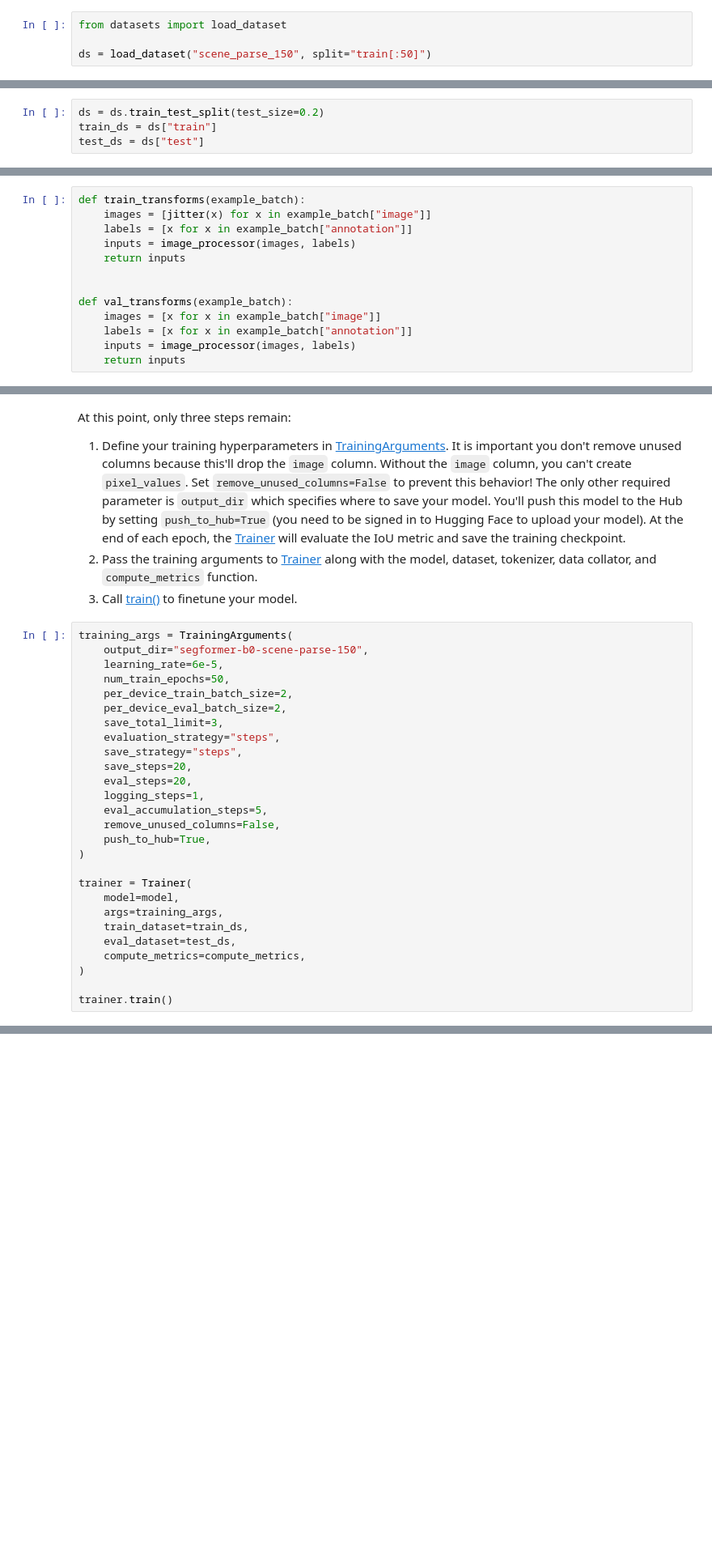
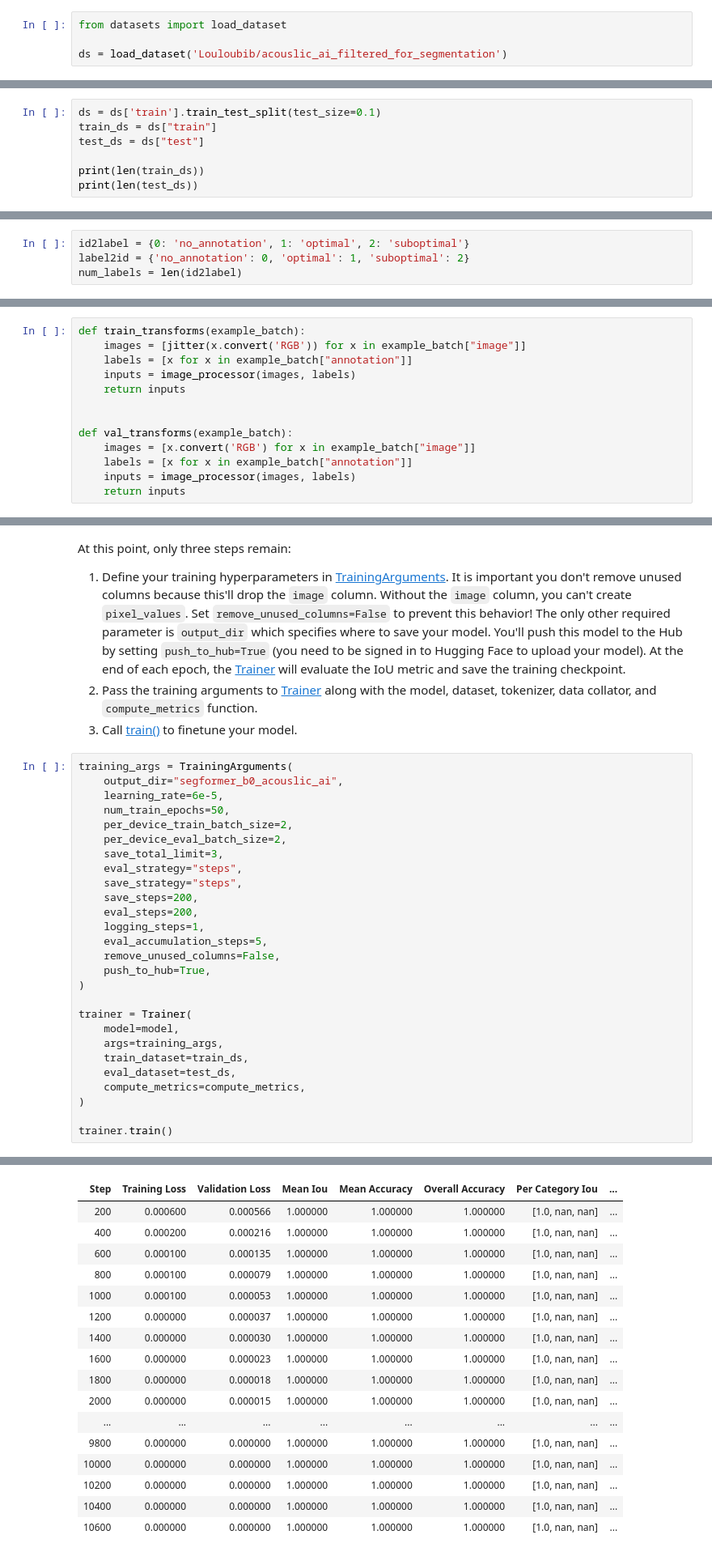
Before and after one commit to louisapraszezynki/acouslic-ai-challenge, a Jupyter notebook: transformers_doc/en/pytorch/semantic_segmentation.ipynb, the cells around one changed output, grey strips where cells are left out. Shown at 81% size. Cells and saved outputs as stored; diff of their text form; blank space fills up the shorter version.

```diff
--- a/transformers_doc/en/pytorch/semantic_segmentation.ipynb
+++ b/transformers_doc/en/pytorch/semantic_segmentation.ipynb
@@ -49,4 +69,4 @@ Start by loading a smaller subset of the SceneParse150 dataset from the 🤗 Dat
 # %%
 from datasets import load_dataset
 
-ds = load_dataset("scene_parse_150", split="train[:50]")
+ds = load_dataset('Louloubib/acouslic_ai_filtered_for_segmentation')
@@ -53,6 +79,9 @@ ds = load_dataset("scene_parse_150", split="train[:50]")
 # %% [markdown]
 Split the dataset's `train` split into a train and test set with the [train_test_split](https://huggingface.co/docs/datasets/main/en/package_reference/main_classes#datasets.Dataset.train_test_split) method:
 # %%
-ds = ds.train_test_split(test_size=0.2)
+ds = ds['train'].train_test_split(test_size=0.1)
 train_ds = ds["train"]
 test_ds = ds["test"]
+
+print(len(train_ds))
+print(len(test_ds))
@@ -83,3 +105,7 @@ num_labels = len(id2label)
+# %%
+id2label = {0: 'no_annotation', 1: 'optimal', 2: 'suboptimal'}
+label2id = {'no_annotation': 0, 'optimal': 1, 'suboptimal': 2}
+num_labels = len(id2label)
 # %% [markdown]
 ## Preprocess
 # %% [markdown]
@@ -99,14 +130,14 @@ jitter = ColorJitter(brightness=0.25, contrast=0.25, saturation=0.25, hue=0.1)
 Now create two preprocessing functions to prepare the images and annotations for the model. These functions convert the images into `pixel_values` and annotations to `labels`. For the training set, `jitter` is applied before providing the images to the image processor. For the test set, the image processor crops and normalizes the `images`, and only crops the `labels` because no data augmentation is applied during testing.
 # %%
 def train_transforms(example_batch):
-    images = [jitter(x) for x in example_batch["image"]]
+    images = [jitter(x.convert('RGB')) for x in example_batch["image"]]
     labels = [x for x in example_batch["annotation"]]
     inputs = image_processor(images, labels)
     return inputs
 
 
 def val_transforms(example_batch):
-    images = [x for x in example_batch["image"]]
+    images = [x.convert('RGB') for x in example_batch["image"]]
     labels = [x for x in example_batch["annotation"]]
     inputs = image_processor(images, labels)
     return inputs
@@ -174,16 +212,16 @@ At this point, only three steps remain:
 3. Call [train()](https://huggingface.co/docs/transformers/main/en/main_classes/trainer#transformers.Trainer.train) to finetune your model.
 # %%
 training_args = TrainingArguments(
-    output_dir="segformer-b0-scene-parse-150",
+    output_dir="segformer_b0_acouslic_ai",
     learning_rate=6e-5,
     num_train_epochs=50,
     per_device_train_batch_size=2,
     per_device_eval_batch_size=2,
     save_total_limit=3,
-    evaluation_strategy="steps",
+    eval_strategy="steps",
     save_strategy="steps",
-    save_steps=20,
-    eval_steps=20,
+    save_steps=200,
+    eval_steps=200,
     logging_steps=1,
     eval_accumulation_steps=5,
     remove_unused_columns=False,
@@ -199,3 +237,4 @@ trainer = Trainer(
 )
 
 trainer.train()
+# %% [output]
@@ -201,0 +253,17 @@ trainer.train()
+| Step | Training Loss | Validation Loss | Mean Iou | Mean Accuracy | Overall Accuracy | Per Category Iou | ... |
+| 200 | 0.000600 | 0.000566 | 1.000000 | 1.000000 | 1.000000 | [1.0, nan, nan] | ... |
+| 400 | 0.000200 | 0.000216 | 1.000000 | 1.000000 | 1.000000 | [1.0, nan, nan] | ... |
+| 600 | 0.000100 | 0.000135 | 1.000000 | 1.000000 | 1.000000 | [1.0, nan, nan] | ... |
+| 800 | 0.000100 | 0.000079 | 1.000000 | 1.000000 | 1.000000 | [1.0, nan, nan] | ... |
+| 1000 | 0.000100 | 0.000053 | 1.000000 | 1.000000 | 1.000000 | [1.0, nan, nan] | ... |
+| 1200 | 0.000000 | 0.000037 | 1.000000 | 1.000000 | 1.000000 | [1.0, nan, nan] | ... |
+| 1400 | 0.000000 | 0.000030 | 1.000000 | 1.000000 | 1.000000 | [1.0, nan, nan] | ... |
+| 1600 | 0.000000 | 0.000023 | 1.000000 | 1.000000 | 1.000000 | [1.0, nan, nan] | ... |
+| 1800 | 0.000000 | 0.000018 | 1.000000 | 1.000000 | 1.000000 | [1.0, nan, nan] | ... |
+| 2000 | 0.000000 | 0.000015 | 1.000000 | 1.000000 | 1.000000 | [1.0, nan, nan] | ... |
+| ... | ... | ... | ... | ... | ... | ... | ... |
+| 9800 | 0.000000 | 0.000000 | 1.000000 | 1.000000 | 1.000000 | [1.0, nan, nan] | ... |
+| 10000 | 0.000000 | 0.000000 | 1.000000 | 1.000000 | 1.000000 | [1.0, nan, nan] | ... |
+| 10200 | 0.000000 | 0.000000 | 1.000000 | 1.000000 | 1.000000 | [1.0, nan, nan] | ... |
+| 10400 | 0.000000 | 0.000000 | 1.000000 | 1.000000 | 1.000000 | [1.0, nan, nan] | ... |
+| 10600 | 0.000000 | 0.000000 | 1.000000 | 1.000000 | 1.000000 | [1.0, nan, nan] | ... |
```
Also changed, not shown: parts of 11 cells of this notebook.
